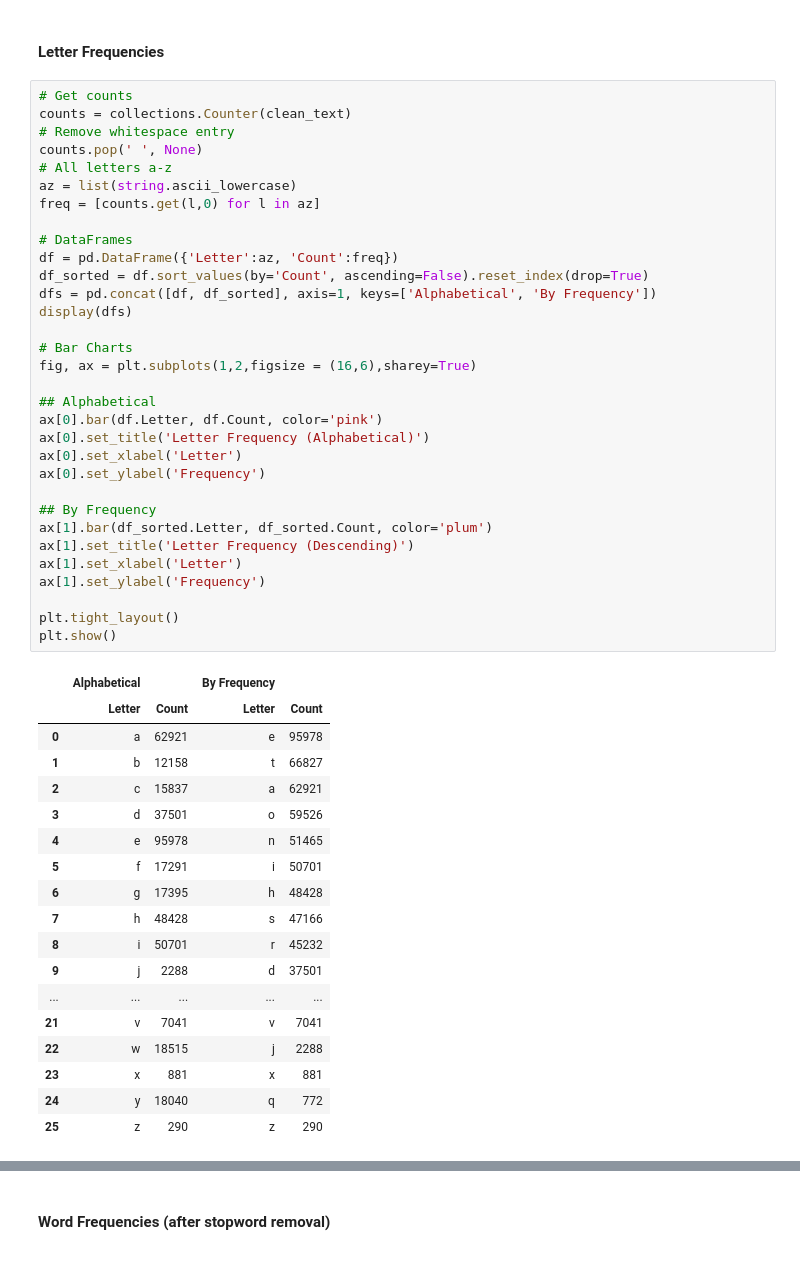
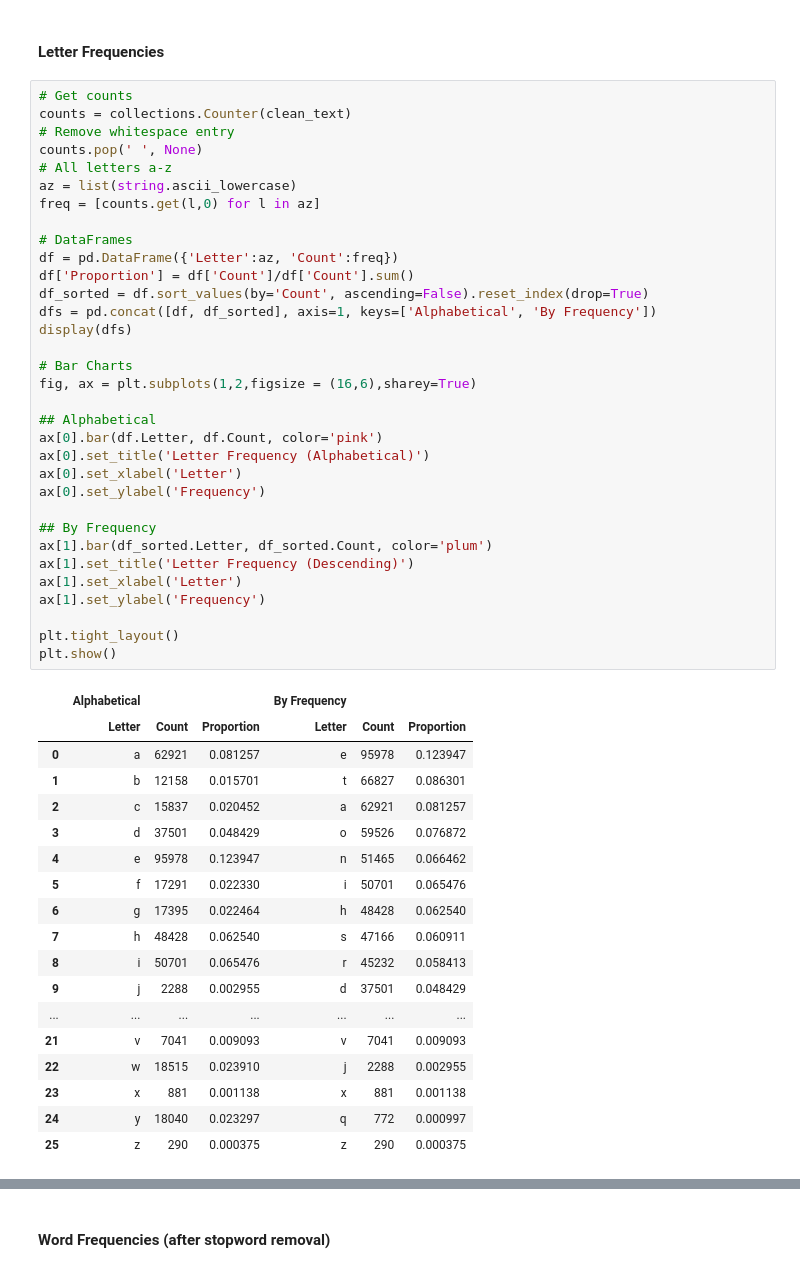
Before and after one commit to JohnShuford/DSA_GroupProjct2, a Jupyter notebook: Letters_and_Words_Analysis _Latest.ipynb, the cells around one changed output, grey strips where cells are left out. Cells and saved outputs as stored; diff of their text form.

```diff
--- a/Letters_and_Words_Analysis _Latest.ipynb
+++ b/Letters_and_Words_Analysis _Latest.ipynb
@@ -103,51 +100,52 @@ counts = collections.Counter(clean_text)
 # Remove whitespace entry
 counts.pop(' ', None)
 # All letters a-z
 az = list(string.ascii_lowercase)
 freq = [counts.get(l,0) for l in az]
 
 # DataFrames
 df = pd.DataFrame({'Letter':az, 'Count':freq})
+df['Proportion'] = df['Count']/df['Count'].sum()
 df_sorted = df.sort_values(by='Count', ascending=False).reset_index(drop=True)
 dfs = pd.concat([df, df_sorted], axis=1, keys=['Alphabetical', 'By Frequency'])
 display(dfs)
 
 # Bar Charts
 fig, ax = plt.subplots(1,2,figsize = (16,6),sharey=True)
 
 ## Alphabetical
 ax[0].bar(df.Letter, df.Count, color='pink')
 ax[0].set_title('Letter Frequency (Alphabetical)')
 ax[0].set_xlabel('Letter')
 ax[0].set_ylabel('Frequency')
 
 ## By Frequency
 ax[1].bar(df_sorted.Letter, df_sorted.Count, color='plum')
 ax[1].set_title('Letter Frequency (Descending)')
 ax[1].set_xlabel('Letter')
 ax[1].set_ylabel('Frequency')
 
 plt.tight_layout()
 plt.show()
 # %% [output]
-|  | Alphabetical |  | By Frequency |  |
-|  | Letter | Count | Letter | Count |
-| 0 | a | 62921 | e | 95978 |
-| 1 | b | 12158 | t | 66827 |
-| 2 | c | 15837 | a | 62921 |
-| 3 | d | 37501 | o | 59526 |
-| 4 | e | 95978 | n | 51465 |
-| 5 | f | 17291 | i | 50701 |
-| 6 | g | 17395 | h | 48428 |
-| 7 | h | 48428 | s | 47166 |
-| 8 | i | 50701 | r | 45232 |
-| 9 | j | 2288 | d | 37501 |
-| ... | ... | ... | ... | ... |
-| 21 | v | 7041 | v | 7041 |
-| 22 | w | 18515 | j | 2288 |
-| 23 | x | 881 | x | 881 |
-| 24 | y | 18040 | q | 772 |
-| 25 | z | 290 | z | 290 |
+|  | Alphabetical |  |  | By Frequency |  |  |
+|  | Letter | Count | Proportion | Letter | Count | Proportion |
+| 0 | a | 62921 | 0.081257 | e | 95978 | 0.123947 |
+| 1 | b | 12158 | 0.015701 | t | 66827 | 0.086301 |
+| 2 | c | 15837 | 0.020452 | a | 62921 | 0.081257 |
+| 3 | d | 37501 | 0.048429 | o | 59526 | 0.076872 |
+| 4 | e | 95978 | 0.123947 | n | 51465 | 0.066462 |
+| 5 | f | 17291 | 0.022330 | i | 50701 | 0.065476 |
+| 6 | g | 17395 | 0.022464 | h | 48428 | 0.062540 |
+| 7 | h | 48428 | 0.062540 | s | 47166 | 0.060911 |
+| 8 | i | 50701 | 0.065476 | r | 45232 | 0.058413 |
+| 9 | j | 2288 | 0.002955 | d | 37501 | 0.048429 |
+| ... | ... | ... | ... | ... | ... | ... |
+| 21 | v | 7041 | 0.009093 | v | 7041 | 0.009093 |
+| 22 | w | 18515 | 0.023910 | j | 2288 | 0.002955 |
+| 23 | x | 881 | 0.001138 | x | 881 | 0.001138 |
+| 24 | y | 18040 | 0.023297 | q | 772 | 0.000997 |
+| 25 | z | 290 | 0.000375 | z | 290 | 0.000375 |
 [figure]
 # %% [markdown]
 #### Word Frequencies (after stopword removal)
```
Also changed, not shown: parts of 11 cells of this notebook.
